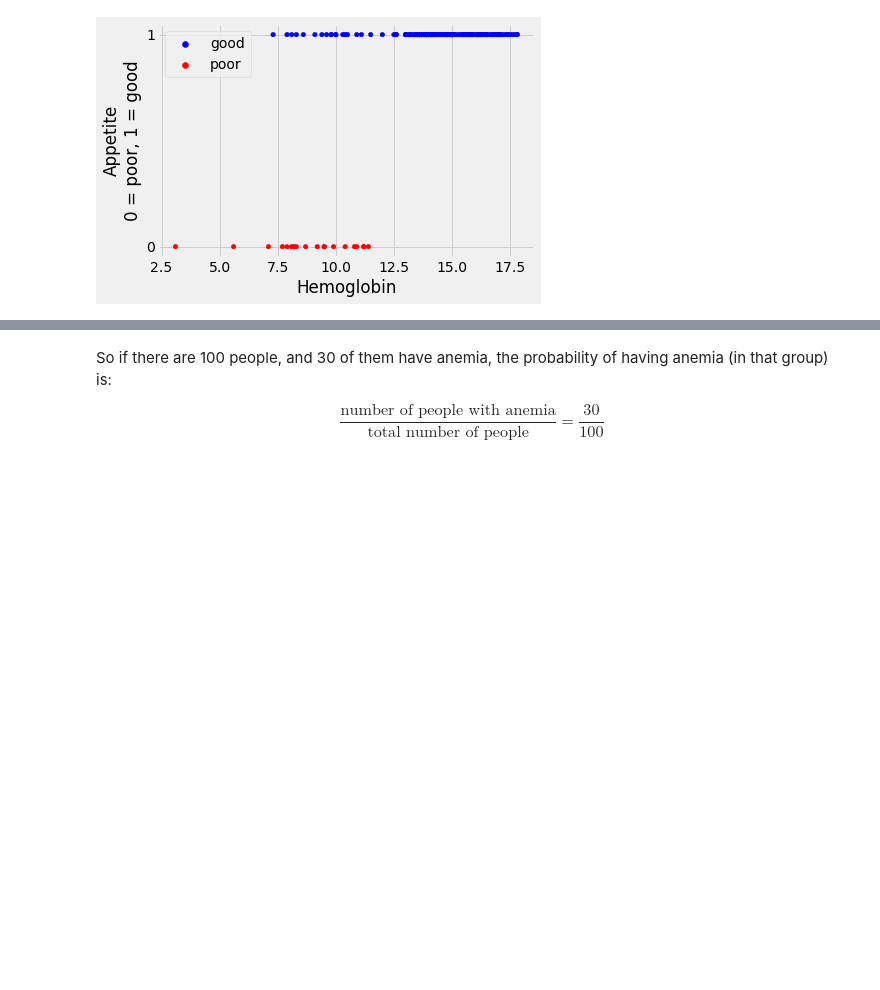
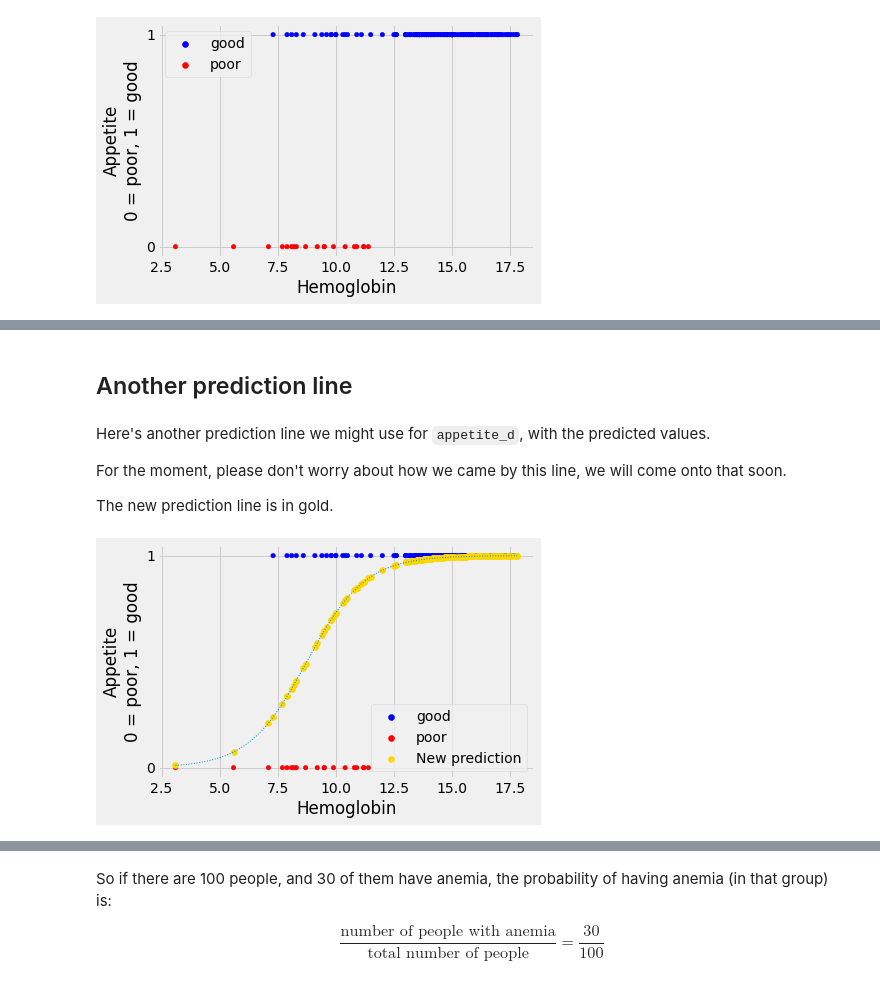
Before and after one commit to pxr687/edu_resources, a Jupyter notebook: Binary_Logistic_Regression_with_Minimize.ipynb, the cells around one changed output, grey strips where cells are left out. Cells and saved outputs as stored; diff of their text form; code cells hidden in the pictures; blank space fills up the shorter version.

```diff
--- a/Binary_Logistic_Regression_with_Minimize.ipynb
+++ b/Binary_Logistic_Regression_with_Minimize.ipynb
@@ -144,0 +327,43 @@ We can see that patients with anemia have lower red blood cell counts.
+# %% [markdown]
+## Another prediction line
+# %% [markdown]
+Here's another prediction line we might use for `appetite_d`, with the
+predicted values.
+
+For the moment, please don't worry about how we came by this line, we will come onto that soon.
+
+The new prediction line is in gold.
+# %%
+# This is the machinery for making the not-straight line for the plot
+# below.  We will come on that machinery soon.  For now please ignore
+# this code, and concentrate on the plots below.
+
+def params2pps(intercept_and_slope, x):
+    """ Calculate predicted probabilities of 1 for each observation.
+    """
+    # store the intercept and slope as Python variables.
+    intercept, slope = intercept_and_slope
+    # Predicted log odds of being in class 1.
+    predicted_log_odds = intercept + slope * x
+    # To get the odds, we invert the log operation with exp
+    predicted_odds = np.exp(predicted_log_odds)
+    # Predicted probability of being in class 1.
+    return predicted_odds / (1 + predicted_odds)
+
+nice_c_s = [-7, 0.8]
+predictions_new = params2pps(nice_c_s, hemoglobin)
+# %%
+# Do the base plot of the hemoglobin and appetite_d.
+plot_hgb_app()
+
+# A new plot on top of the old.
+plt.scatter(hemoglobin, predictions_new,
+            label='New prediction',
+            color='gold')
+# Another plot, to show the underlying line
+fine_y_sigmoid = params2pps(nice_c_s, fine_x)
+plt.plot(fine_x, fine_y_sigmoid, linewidth=1, linestyle=':')
+# Show the legend.
+plt.legend();
+# %% [output]
+[figure, added]
```
Also changed, not shown: parts of 46 cells of this notebook, 1 other file.
